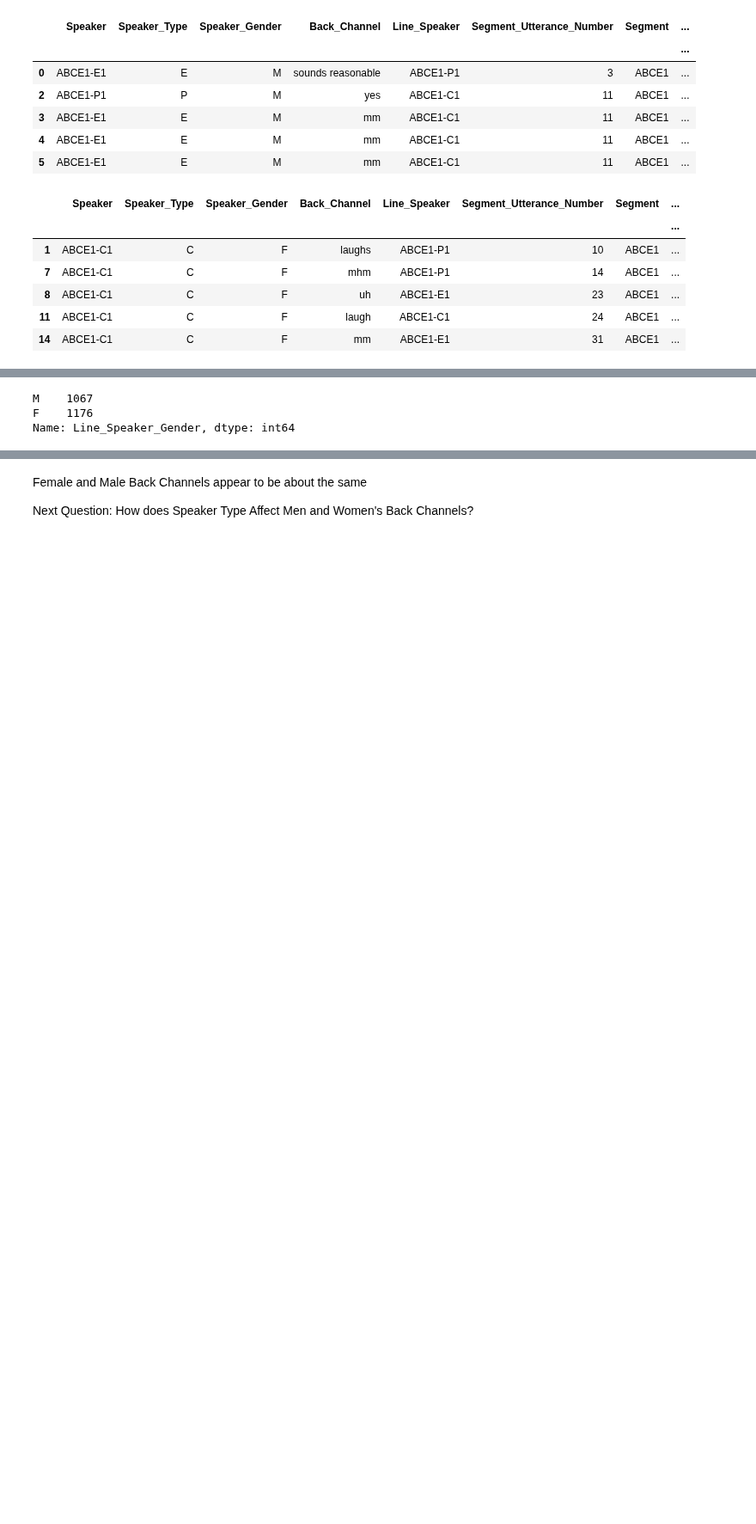
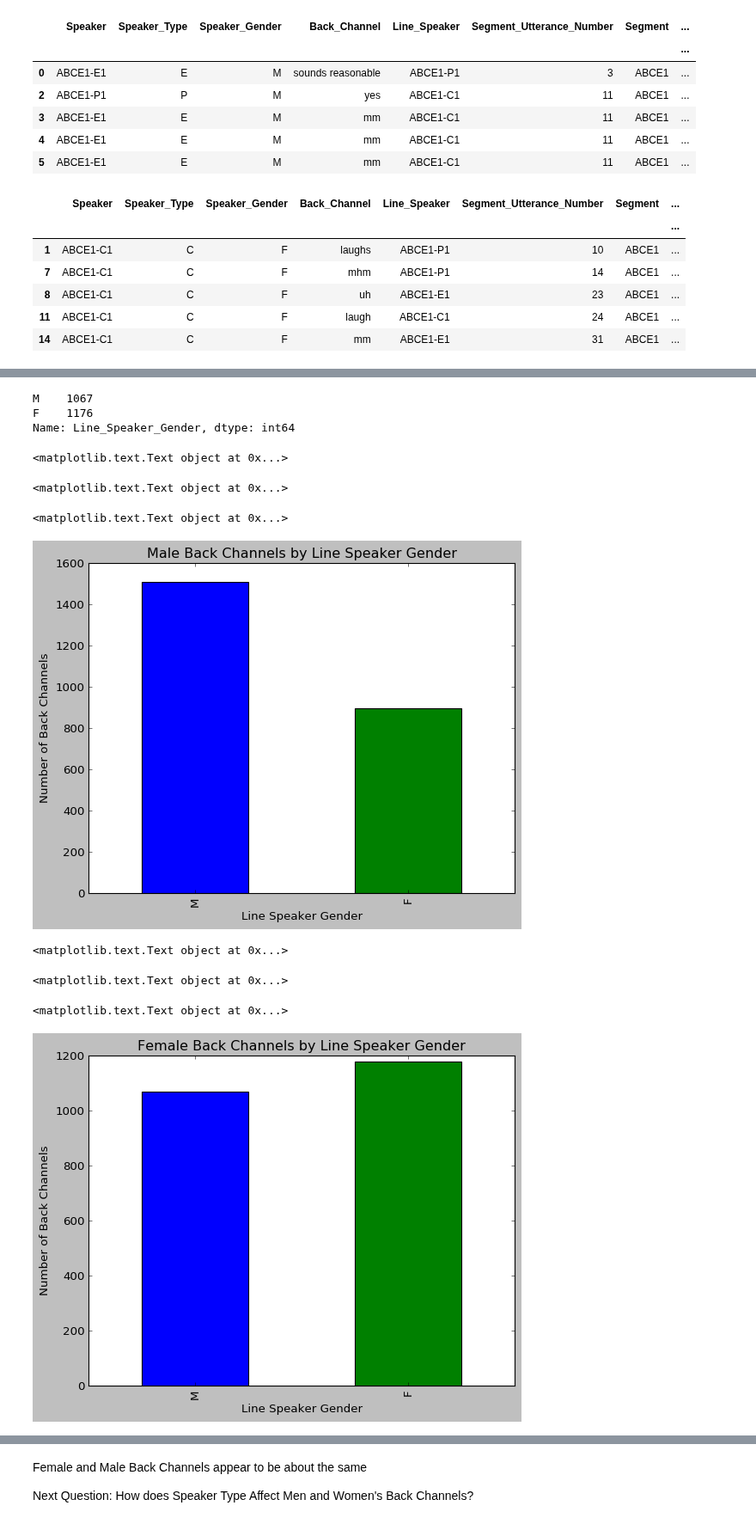
Before and after one commit to Data-Science-for-Linguists/Discourse-Analysis-ART-Corpus, a Jupyter notebook: analysis.ipynb, the cells around one changed output, grey strips where cells are left out. Shown at 86% size. Drawn from its saved outputs; the diff is of its cells as text; code cells hidden in the pictures; blank space fills up the shorter version.

Commit message:
adding graphs / analysis

```diff
--- a/analysis.ipynb
+++ b/analysis.ipynb
@@ -744,15 +744,40 @@ F_bk_df.head()
 # %%
 print("The Gender of the Line's Speaker during All Instances of Male Back Channels:")
 M_bk_df["Line_Speaker_Gender"].value_counts().reindex(["M","F"])
 print("The Gender of the Line's Speaker during All Instances of Female Back Channels:")
 F_bk_df["Line_Speaker_Gender"].value_counts().reindex(["M","F"])
+
+# creating bar graphs
+fig1 = M_bk_df["Line_Speaker_Gender"].value_counts().reindex(["M","F"]).plot.bar()
+plt.title("Male Back Channels by Line Speaker Gender")
+plt.xlabel("Line Speaker Gender")
+plt.ylabel("Number of Back Channels")
+plt.show()
+
+fig2 = F_bk_df["Line_Speaker_Gender"].value_counts().reindex(["M","F"]).plot.bar()
+plt.title("Female Back Channels by Line Speaker Gender")
+plt.xlabel("Line Speaker Gender")
+plt.ylabel("Number of Back Channels")
+plt.show()
+
+# saving the figures
+fig1.figure.savefig("images/male_back_channel_line_speaker_genders.png")
+fig2.figure.savefig("images/female_back_channel_line_speaker_genders.png")
 # %% [output]
 The Gender of the Line's Speaker during All Instances of Male Back Channels:
 M    1508
 F     895
 Name: Line_Speaker_Gender, dtype: int64
 The Gender of the Line's Speaker during All Instances of Female Back Channels:
 M    1067
 F    1176
 Name: Line_Speaker_Gender, dtype: int64
+<matplotlib.text.Text object at 0x...>
+<matplotlib.text.Text object at 0x...>
+<matplotlib.text.Text object at 0x...>
+[figure, added]
+<matplotlib.text.Text object at 0x...>
+<matplotlib.text.Text object at 0x...>
+<matplotlib.text.Text object at 0x...>
+[figure, added]
 # %% [markdown]
```
Also changed, not shown: parts of 3 cells of this notebook, 5 other files.
